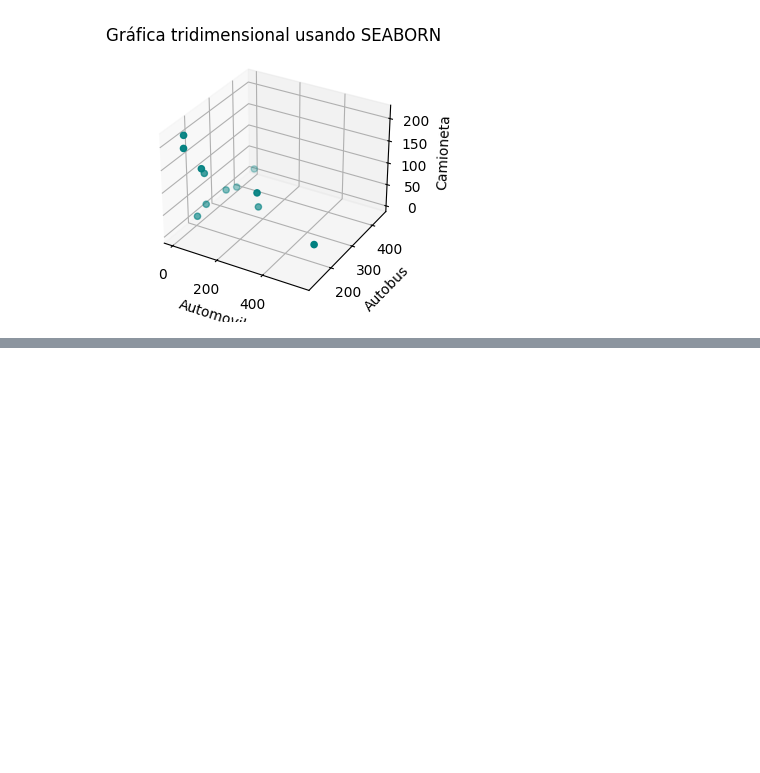
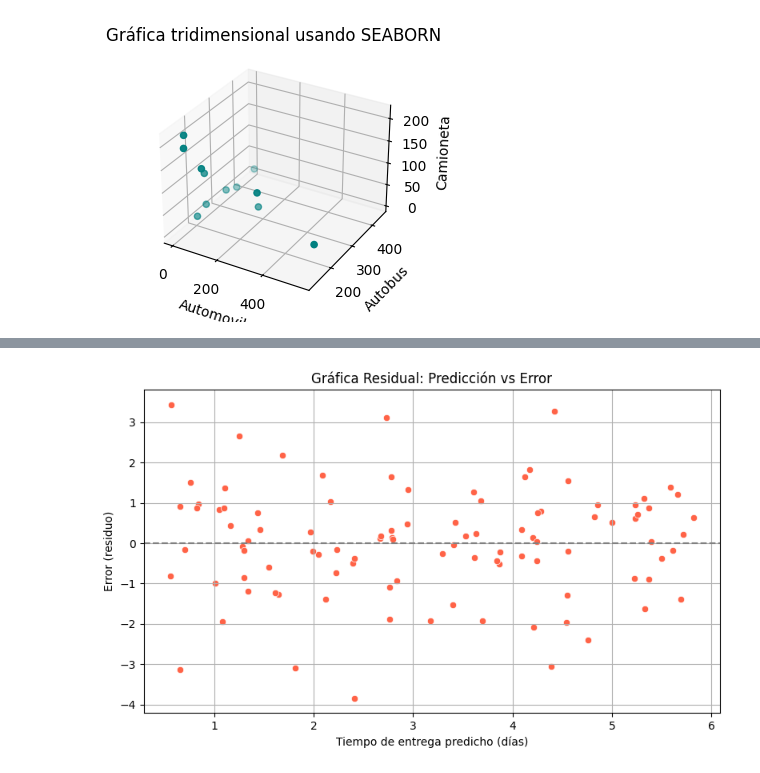
Before and after one commit to jcml002/12Reto, a Jupyter notebook: Reto12.ipynb, the cells around one changed output, grey strips where cells are left out. Saved outputs shown, nothing was run; the diff lists cells and outputs as text; code cells hidden in the pictures; blank space fills up the shorter version.

```diff
--- a/Reto12.ipynb
+++ b/Reto12.ipynb
@@ -79,0 +108,30 @@ plt.show()
+# %%
+
+from sklearn.linear_model import LinearRegression
+
+# Datos simulados
+np.random.seed(1)
+n = 100
+distancia_km = np.random.uniform(1, 30, size=n)
+tiempo_real = 0.2 * distancia_km + np.random.normal(0, 1.5, size=n)
+
+# Modelo de regresión lineal
+X = distancia_km.reshape(-1, 1)
+y = tiempo_real
+modelo = LinearRegression()
+modelo.fit(X, y)
+y_pred = modelo.predict(X)
+residuos = y - y_pred
+
+# Gráfica residual
+plt.figure(figsize=(8, 5))
+sns.scatterplot(x=y_pred, y=residuos, color="tomato")
+plt.axhline(0, linestyle='--', color='gray')
+plt.title('Gráfica Residual: Predicción vs Error')
+plt.xlabel('Tiempo de entrega predicho (días)')
+plt.ylabel('Error (residuo)')
+plt.grid(True)
+plt.tight_layout()
+plt.show()
+# %% [output]
+[figure, added]
```
Also changed, not shown: parts of 8 cells of this notebook.
